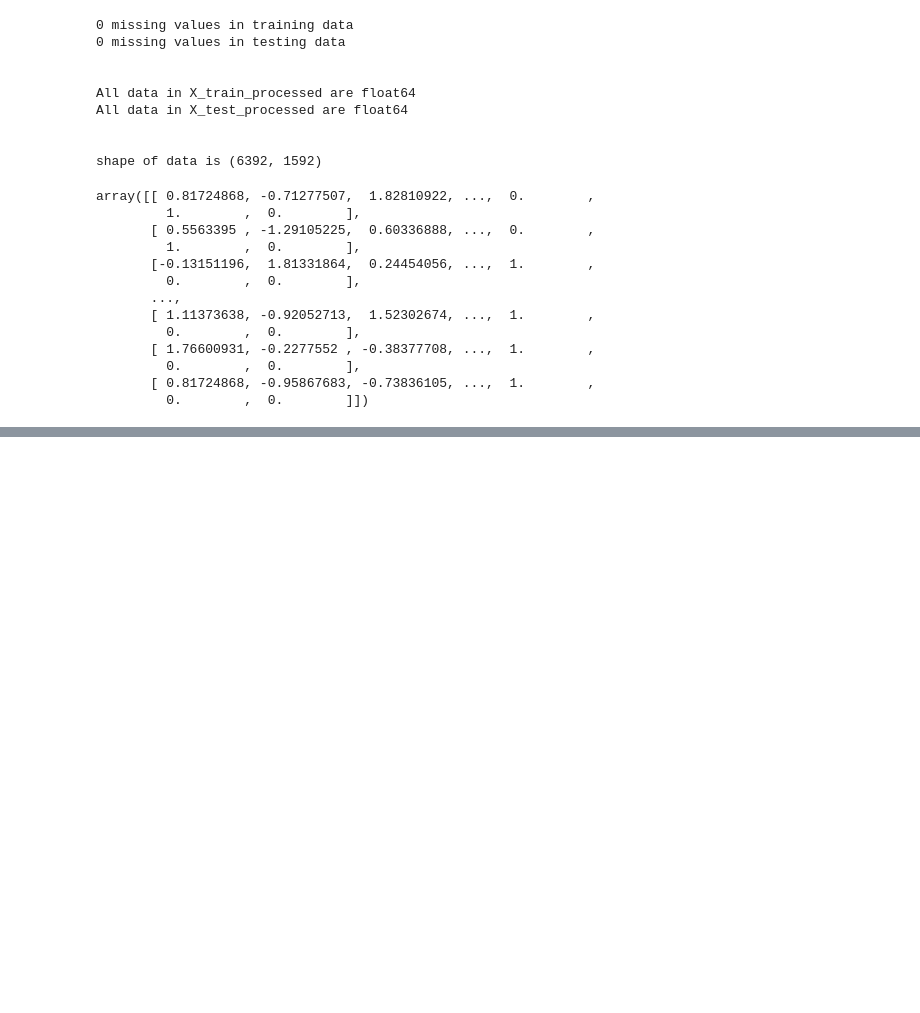
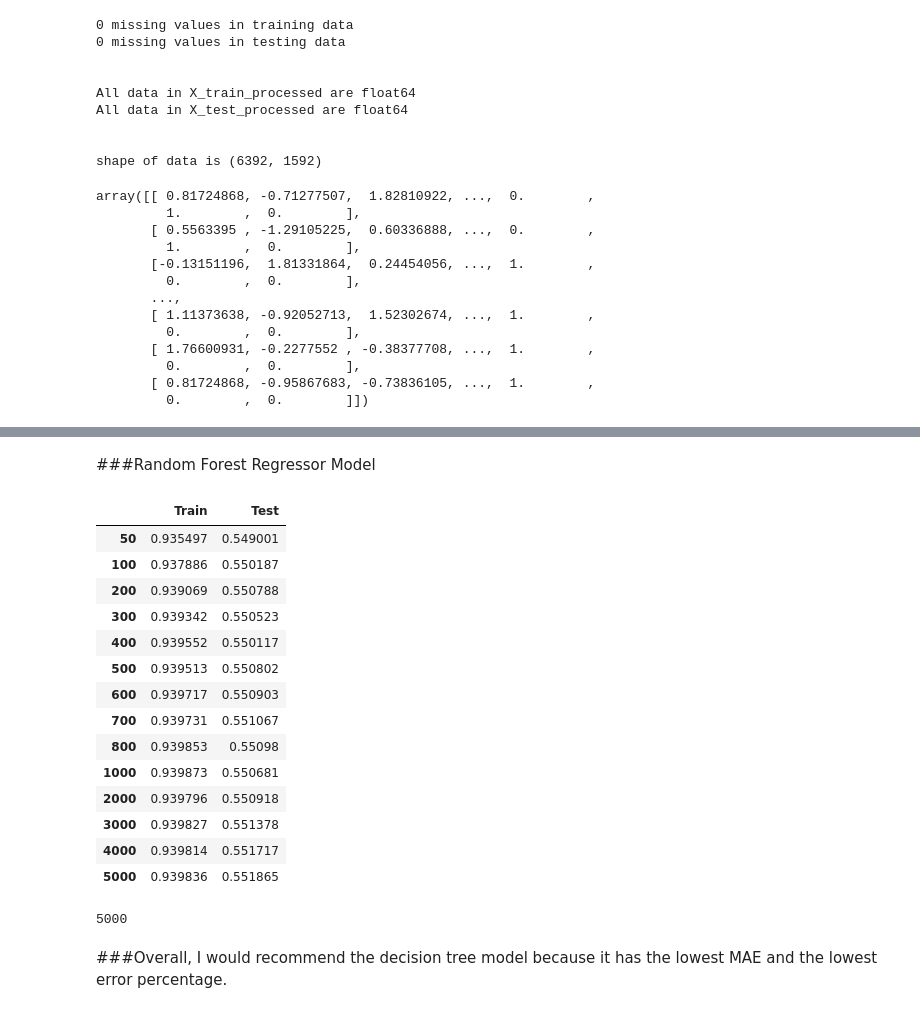
Before and after one commit to GregoryL12/Prediction-of-Product-Sales, a Jupyter notebook: Prediction_of_Product_Sales.ipynb, the cells around one changed output, grey strips where cells are left out. Saved outputs shown, nothing was run; the diff lists cells and outputs as text; code cells hidden in the pictures; blank space fills up the shorter version.

```diff
--- a/Prediction_of_Product_Sales.ipynb
+++ b/Prediction_of_Product_Sales.ipynb
@@ -517,0 +662,14 @@ array([[ 0.81724868, -0.71277507,  1.82810922, ...,  0.        ,
+# %%
+best_tree = DecisionTreeRegressor(random_state = 42, max_depth=best_depth)
+
+best_tree_pipe = make_pipeline(preprocessor, best_tree)
+
+best_tree_pipe.fit(X_train, y_train)
+
+print('Training Scores for High Variance Decision Tree')
+evaluate_model(y_train, best_tree_pipe.predict(X_train), split = 'training')
+
+print('\n')
+
+print('Testing Scores for High Variance Decision Tree')
+evaluate_model(y_test, best_tree_pipe.predict(X_test), split = 'testing')
@@ -517,0 +692,52 @@ array([[ 0.81724868, -0.71277507,  1.82810922, ...,  0.        ,
+# %% [markdown]
+###Random Forest Regressor Model
+# %%
+rf_tree_pipe = make_pipeline(preprocessor,RandomForestRegressor(random_state = 42))
+rf_tree_pipe.fit(X_train, y_train)
+
+y_hat_train = rf_tree_pipe.predict(X_train)
+y_hat_test = rf_tree_pipe.predict(X_test)
+# %%
+n_estimators = [50, 100, 200, 300, 400, 500, 600, 700, 800, 1000, 2000, 3000, 4000, 5000]
+
+scores = pd.DataFrame(columns=['Train', 'Test'], index=n_estimators)
+
+for n in n_estimators:
+
+  rf = RandomForestRegressor(random_state = 42, n_estimators=n)
+
+  rf_pipe = make_pipeline(preprocessor, rf)
+
+  rf_pipe.fit(X_train, y_train)
+
+  train_pred = rf_pipe.predict(X_train)
+  test_pred = rf_pipe.predict(X_test)
+
+  train_r2score = r2_score(y_train, train_pred)
+  test_r2score = r2_score(y_test, test_pred)
+
+  scores.loc[n, 'Train'] = train_r2score
+  scores.loc[n, 'Test'] = test_r2score
+# %%
+scores
+# %% [output]
+|  | Train | Test |
+| 50 | 0.935497 | 0.549001 |
+| 100 | 0.937886 | 0.550187 |
+| 200 | 0.939069 | 0.550788 |
+| 300 | 0.939342 | 0.550523 |
+| 400 | 0.939552 | 0.550117 |
+| 500 | 0.939513 | 0.550802 |
+| 600 | 0.939717 | 0.550903 |
+| 700 | 0.939731 | 0.551067 |
+| 800 | 0.939853 | 0.55098 |
+| 1000 | 0.939873 | 0.550681 |
+| 2000 | 0.939796 | 0.550918 |
+| 3000 | 0.939827 | 0.551378 |
+| 4000 | 0.939814 | 0.551717 |
+| 5000 | 0.939836 | 0.551865 |
+# %%
+best_estimators = scores.sort_values(by='Test', ascending=False).index[0]
+best_estimators
+# %% [output]
+5000
@@ -517,0 +758,2 @@ array([[ 0.81724868, -0.71277507,  1.82810922, ...,  0.        ,
+# %% [markdown]
+###Overall, I would recommend the decision tree model because it has the lowest MAE and the lowest error percentage.
```
Also changed, not shown: parts of 22 cells of this notebook.
